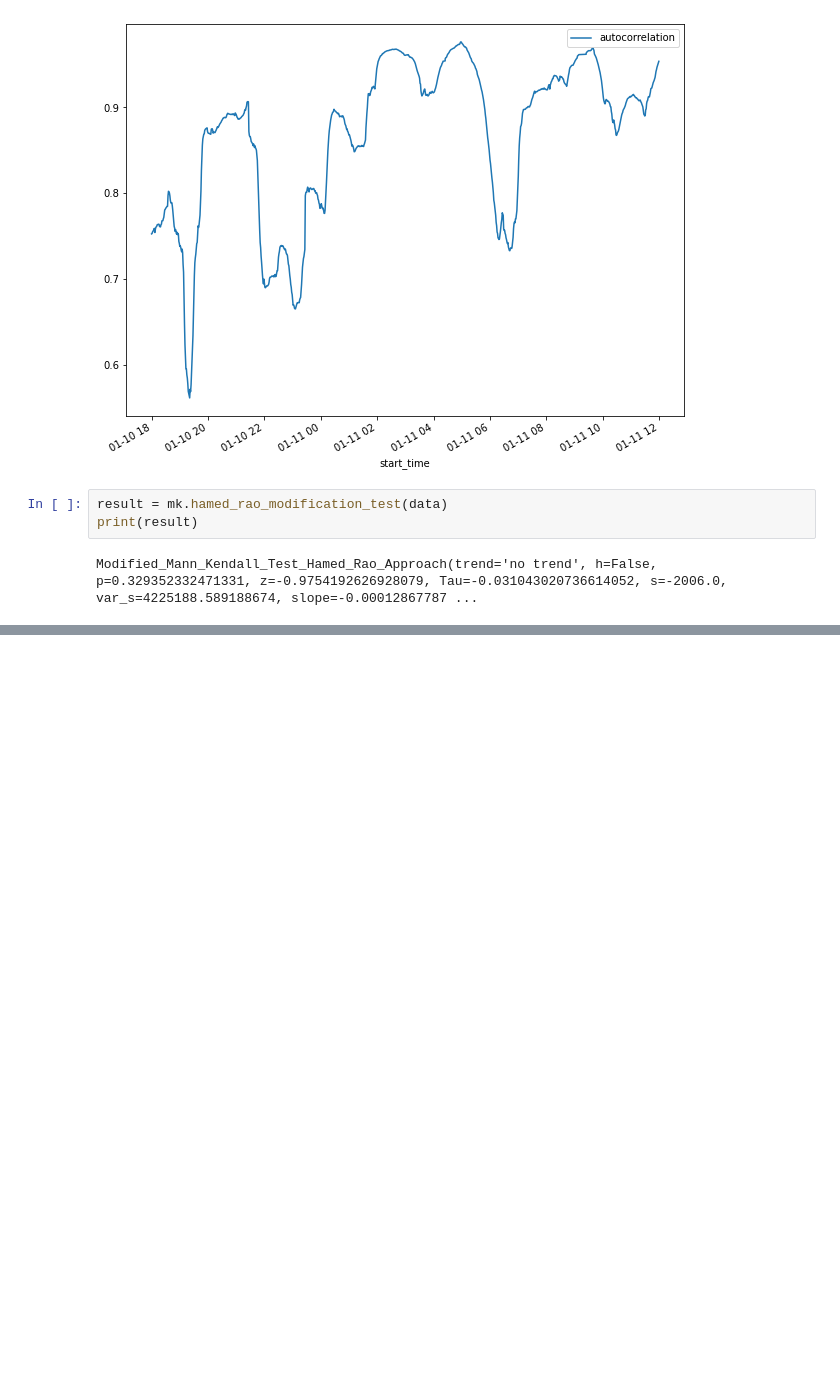
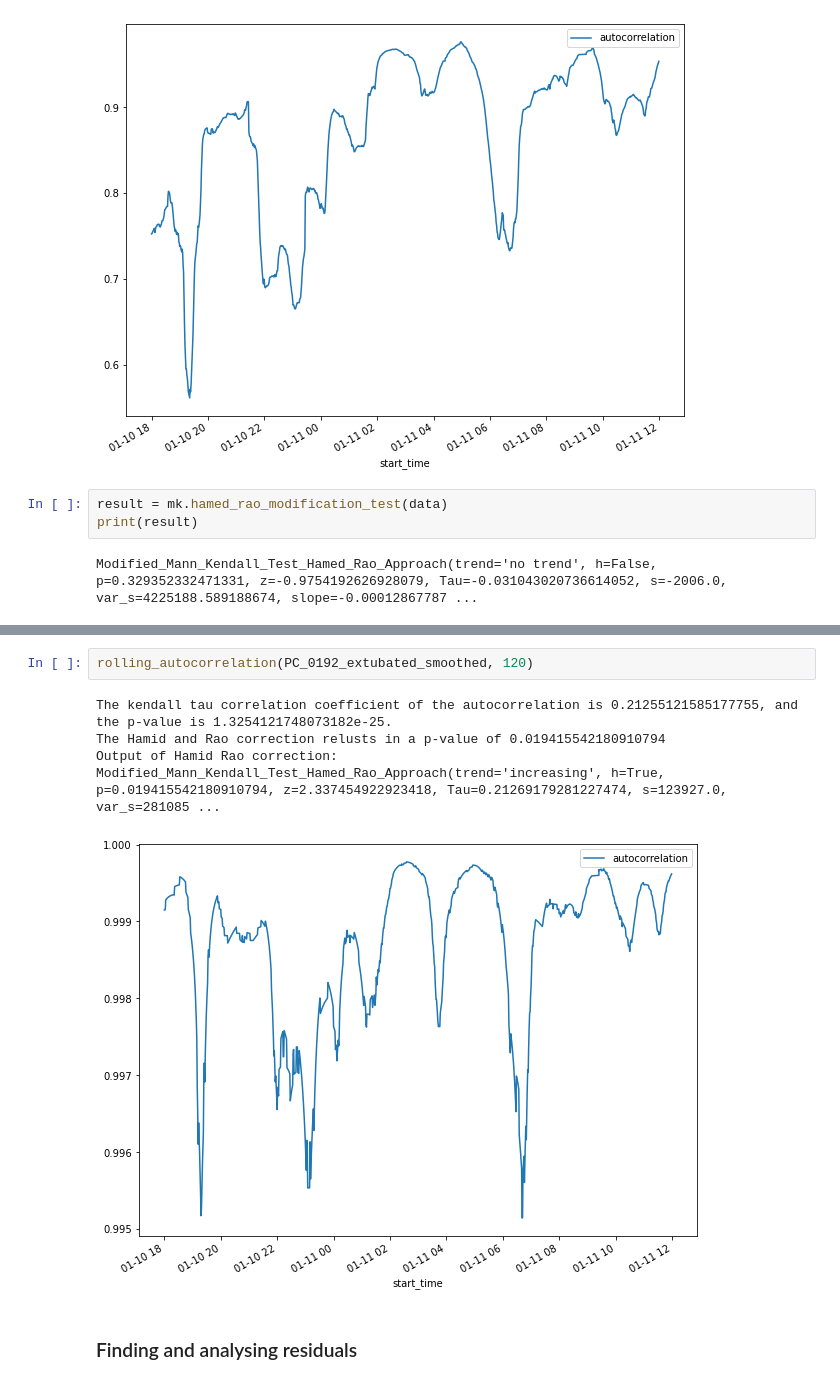
Before and after one commit to l-khali/old_In2Research, a Jupyter notebook: PC-0192_analysis.ipynb, the cells around one changed output, grey strips where cells are left out. Drawn from its saved outputs; the diff is of its cells as text; blank space fills up the shorter version.

```diff
--- a/PC-0192_analysis.ipynb
+++ b/PC-0192_analysis.ipynb
@@ -552,0 +584,9 @@ Modified_Mann_Kendall_Test_Hamed_Rao_Approach(trend='no trend', h=False, p=0.329
+# %%
+rolling_autocorrelation(PC_0192_extubated_smoothed, 120)
+# %% [output]
+The kendall tau correlation coefficient of the autocorrelation is 0.21255121585177755, and the p-value is 1.3254121748073182e-25.
+The Hamid and Rao correction relusts in a p-value of 0.019415542180910794
+Output of Hamid Rao correction: Modified_Mann_Kendall_Test_Hamed_Rao_Approach(trend='increasing', h=True, p=0.019415542180910794, z=2.337454922923418, Tau=0.21269179281227474, s=123927.0, var_s=281085 ...
+[figure, added]
+# %% [markdown]
+### Finding and analysing residuals
```
Also changed, not shown: parts of 10 cells of this notebook.
